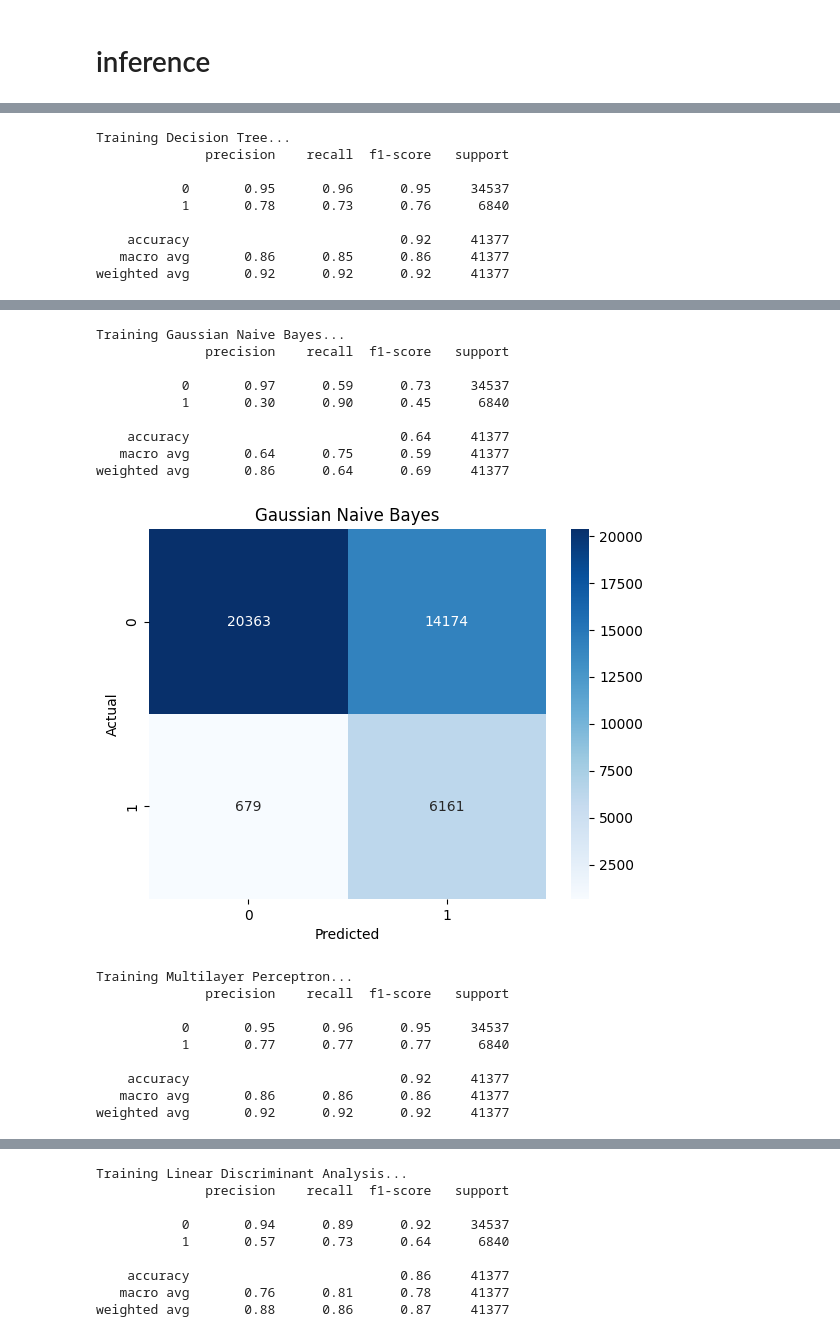
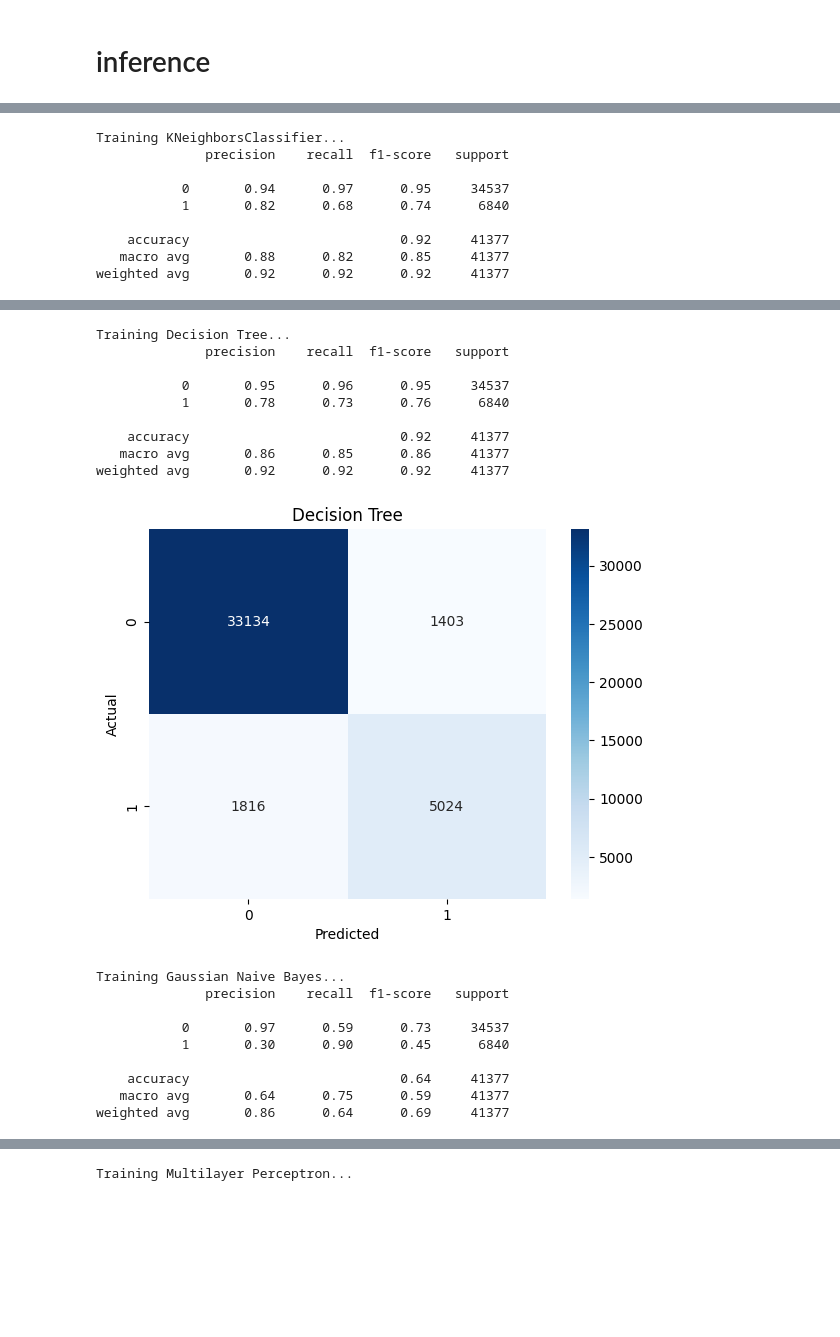
Before and after one commit to eddiegulay/CampusInsight-Inference, a Jupyter notebook: scratchs/one_hot.ipynb, the cells around one changed output, grey strips where cells are left out. Cells and saved outputs as stored; diff of their text form; code cells hidden in the pictures; blank space fills up the shorter version.

Commit message:
Delete unused models and update input data format

```diff
--- a/scratchs/one_hot.ipynb
+++ b/scratchs/one_hot.ipynb
@@ -209,7 +209,7 @@ X_train, X_test, y_train, y_test = train_test_split(features_df, target_column,
 X_train.columns = X_train.columns.astype(str)
 X_test.columns = X_test.columns.astype(str)
 # %%
-clf = KNeighborsClassifier(n_neighbors=20, weights='distance')
+clf = LogisticRegression(solver='lbfgs')
 
 
 # Train the classifier
@@ -315,14 +315,15 @@ from sklearn.ensemble import AdaBoostClassifier
 classifiers = {
     'Random Forest': RandomForestClassifier(n_estimators=100, random_state=0),
     'Logistic Regression': LogisticRegression(solver='liblinear'),
-    # 'K-Nearest Neighbors': KNeighborsClassifier(),
+    'KNeighborsClassifier': KNeighborsClassifier(n_neighbors=20, weights='distance'),
     'Decision Tree': DecisionTreeClassifier(),
     'Gaussian Naive Bayes': GaussianNB(),
     'Multilayer Perceptron': MLPClassifier(),
     # 'Support Vector Machine': SVC(),
     'Linear Discriminant Analysis': LinearDiscriminantAnalysis(),
     'AdaBoost': AdaBoostClassifier(),
-    'GradientBoostingClassifier': GradientBoostingClassifier()
+    'GradientBoostingClassifier': GradientBoostingClassifier(),
+    'BaggingClassifier': BaggingClassifier()
 }
 # %%
 for clf_name, clf in classifiers.items():
@@ -330,7 +331,10 @@ for clf_name, clf in classifiers.items():
     clf.fit(X_train, y_train)
 
     # Make predictions on the test set
-    y_pred = clf.predict(X_test)
+    try:
+        y_pred = clf.predict(X_test)
+    except:
+        y_pred = clf.predict(X_test.to_numpy())
 
     # report
     print(classification_report(y_test, y_pred))
@@ -343,6 +347,9 @@ for clf_name, clf in classifiers.items():
     plt.title(clf_name)
     plt.show()
 
+    # Save the classifier to a file
+    dump(clf, f'models/{clf_name}.joblib')
+
 print("All models trained and saved successfully!")
 # %% [output]
 Training Random Forest...
@@ -365,12 +372,12 @@ Training Logistic Regression...
    macro avg       0.80      0.77      0.78     41377
 weighted avg       0.88      0.88      0.88     41377
 [figure]
-Training Decision Tree...
+Training KNeighborsClassifier...
               precision    recall  f1-score   support
 
-           0       0.95      0.96      0.95     34537
-           1       0.78      0.73      0.76      6840
+           0       0.94      0.97      0.95     34537
+           1       0.82      0.68      0.74      6840
 
     accuracy                           0.92     41377
-   macro avg       0.86      0.85      0.86     41377
+   macro avg       0.88      0.82      0.85     41377
 weighted avg       0.92      0.92      0.92     41377
@@ -378,19 +385,19 @@ weighted avg       0.92      0.92      0.92     41377
-Training Gaussian Naive Bayes...
+Training Decision Tree...
               precision    recall  f1-score   support
 
-           0       0.97      0.59      0.73     34537
-           1       0.30      0.90      0.45      6840
+           0       0.95      0.96      0.95     34537
+           1       0.78      0.73      0.76      6840
 
-    accuracy                           0.64     41377
-   macro avg       0.64      0.75      0.59     41377
-weighted avg       0.86      0.64      0.69     41377
+    accuracy                           0.92     41377
+   macro avg       0.86      0.85      0.86     41377
+weighted avg       0.92      0.92      0.92     41377
-[figure, old version]
+[figure, new version]
-Training Multilayer Perceptron...
+Training Gaussian Naive Bayes...
               precision    recall  f1-score   support
 
-           0       0.95      0.96      0.95     34537
-           1       0.77      0.77      0.77      6840
+           0       0.97      0.59      0.73     34537
+           1       0.30      0.90      0.45      6840
 
-    accuracy                           0.92     41377
-   macro avg       0.86      0.86      0.86     41377
-weighted avg       0.92      0.92      0.92     41377
+    accuracy                           0.64     41377
+   macro avg       0.64      0.75      0.59     41377
+weighted avg       0.86      0.64      0.69     41377
@@ -398,9 +405 @@ weighted avg       0.92      0.92      0.92     41377
-Training Linear Discriminant Analysis...
-              precision    recall  f1-score   support
-
-           0       0.94      0.89      0.92     34537
-           1       0.57      0.73      0.64      6840
-
-    accuracy                           0.86     41377
-   macro avg       0.76      0.81      0.78     41377
-weighted avg       0.88      0.86      0.87     41377
+Training Multilayer Perceptron...
```
Also changed, not shown: parts of 4 cells of this notebook, 16 other files.
